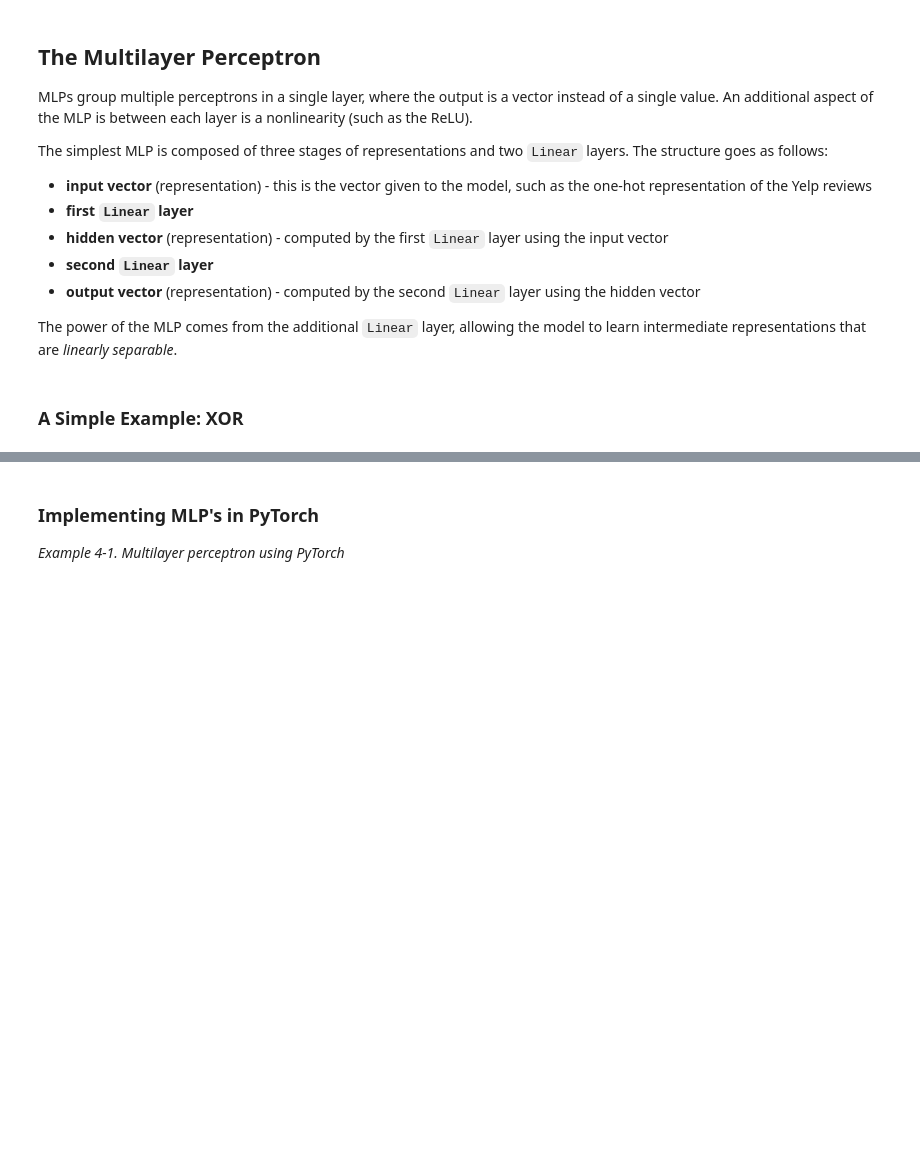
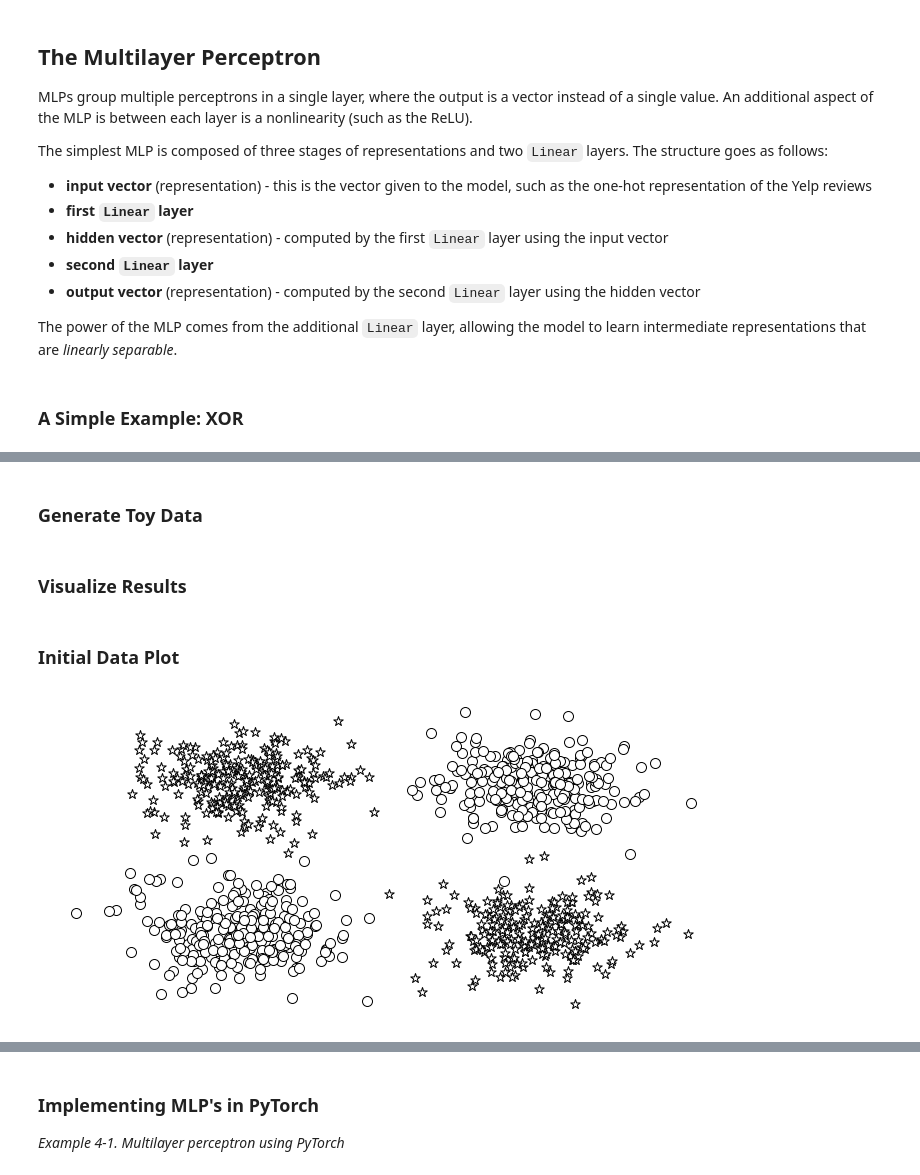
Before and after one commit to hookskl/nlp_w_pytorch, a Jupyter notebook: nlp_w_pytorch_ch4.ipynb, the cells around one changed output, grey strips where cells are left out. Cells and saved outputs as stored; diff of their text form; code cells hidden in the pictures; blank space fills up the shorter version.

```diff
--- a/nlp_w_pytorch_ch4.ipynb
+++ b/nlp_w_pytorch_ch4.ipynb
@@ -33,0 +44,3 @@ The power of the MLP comes from the additional `Linear` layer, allowing the mode
+# %%
+LABELS = [0, 0, 1, 1]
+CENTERS = [(-3, -3), (3, 3), (3, -3), (-3, 3)]
@@ -33,0 +105,18 @@ The power of the MLP comes from the additional `Linear` layer, allowing the mode
+# %% [markdown]
+### Generate Toy Data
+# %%
+def get_toy_data(batch_size):
+    assert len(CENTERS) == len(LABELS), 'centers should have equal number labels'
+
+    x_data = []
+    y_targets = np.zeros(batch_size)
+    n_centers = len(CENTERS)
+
+    for batch_i in range(batch_size):
+        center_idx = np.random.randint(0, n_centers)
+        x_data.append(np.random.normal(loc=CENTERS[center_idx]))
+        y_targets[batch_i] = LABELS[center_idx]
+
+    return torch.tensor(x_data, dtype=torch.float32), torch.tensor(y_targets, dtype=torch.int64)
+# %% [markdown]
+### Visualize Results
@@ -33,0 +183,40 @@ The power of the MLP comes from the additional `Linear` layer, allowing the mode
+# %% [markdown]
+### Initial Data Plot
+# %%
+seed = 24
+
+torch.manual_seed(seed)
+torch.cuda.manual_seed_all(seed)
+np.random.seed(seed)
+
+x_data, y_truth = get_toy_data(batch_size=1000)
+
+x_data = x_data.data.numpy()
+y_truth = y_truth.data.numpy().astype(np.int64)
+
+n_classes = len(set(LABELS))
+
+all_x = [[] for _ in range(n_classes)]
+all_colors = [[] for _ in range(n_classes)]
+
+colors = ['black', 'white']
+markers = ['o', '*']
+
+for x_i, y_true_i in zip(x_data, y_truth):
+    all_x[y_true_i].append(x_i)
+    all_colors[y_true_i].append(colors[y_true_i])
+
+all_x = [np.stack(x_list) for x_list in all_x]
+
+
+_, ax = plt.subplots(1, 1, figsize=(10,5))
+
+for x_list, color_list, marker in zip(all_x, all_colors, markers):
+    ax.scatter(x_list[:, 0], x_list[:, 1], edgecolor='black', marker=marker, facecolor="white", s=100)
+
+plt.tight_layout()
+plt.axis('off')
+
+plt.title("");
+# %% [output]
+[figure, added]
```
Also changed, not shown: parts of 8 cells of this notebook.
